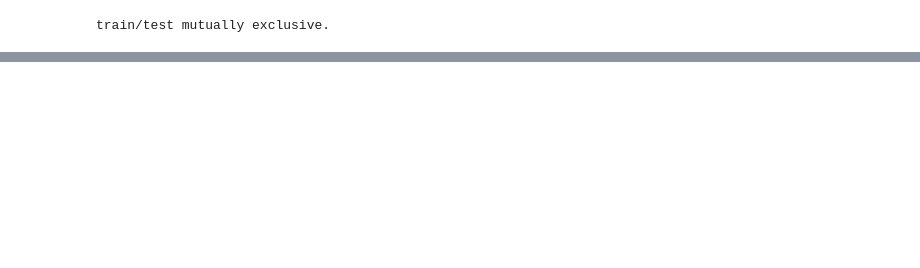
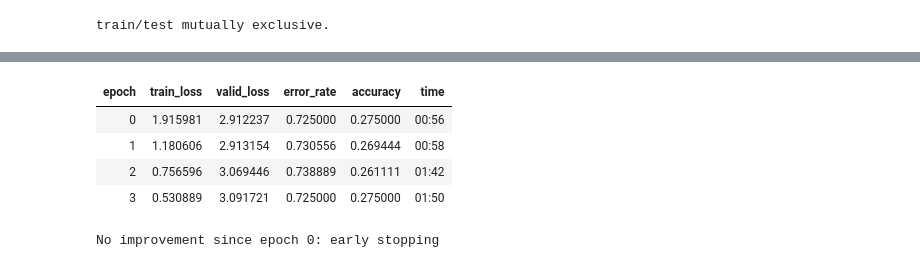
Before and after one commit to manrai/synthetic-derm, a Jupyter notebook: synderm/synderm/examples/figure_3_example.ipynb, the cells around one changed output, grey strips where cells are left out. Drawn from its saved outputs; the diff is of its cells as text; code cells hidden in the pictures; blank space fills up the shorter version.

```diff
--- a/synderm/synderm/examples/figure_3_example.ipynb
+++ b/synderm/synderm/examples/figure_3_example.ipynb
@@ -54,23 +65,21 @@ generation_type = "inpaint"
 # %%
-n_synthetic_per_real = 10
-
 # First, the dataset is duplicated n_synthetic_per_real times
-df = pd.concat([metadata_train]*n_synthetic_per_real, ignore_index=True)
+df_synthetic = pd.concat([metadata_train]*n_synthetic_per_real, ignore_index=True)
 
 # create a variable that represents the nth copy of the image
-df['n'] = df.groupby('md5hash').cumcount()
-df['location'] = generation_folder + df['label'].str.replace(' ', '-')  + '/' + generation_type +'/0' + df['n'].astype(str) + '/' + df['md5hash'] + '.png'
-df['synthetic'] = True
-df['Qc'] = ''
+df_synthetic['n'] = df_synthetic.groupby('md5hash').cumcount()
+df_synthetic['location'] = generation_folder + df_synthetic['label'].str.replace(' ', '-')  + '/' + generation_type +'/0' + df_synthetic['n'].astype(str) + '/' + df_synthetic['md5hash'] + '.png'
+df_synthetic['synthetic'] = True
+df_synthetic['Qc'] = ''
 
 # drop the 'n' column
-df = df.drop(columns=['n'])
+df_synthetic = df_synthetic.drop(columns=['n'])
 # %%
 train, val = synthetic_train_val_split(
-    real_data=metadata_train,
-    synthetic_data = df,
-    per_class_size=40,
-    n_real_per_class = 32,
+    real_data = metadata_train,
+    synthetic_data = df_synthetic,
+    per_class_test_size = per_class_test_size,
+    n_real_per_class = n_real_per_class,
     random_state = random_state,
     class_column = "label",
     mapping_real_to_synthetic = "md5hash"
@@ -98,7 +101,7 @@ dls = ImageDataLoaders.from_df(df,
                         valid_col='is_valid',
                         bs=batch_size,
                         item_tfms=Resize(224),
-                        batch_tfms=augmentation_dict[augmentation])
+                        batch_tfms=[])
 # %%
 # Set config parameters for wandb
 config = dict (
@@ -126,6 +138,17 @@ wandb.init(
+# %%
+learn = vision_learner(dls,
+                    arch=efficientnet_v2_m,
+                    metrics=[error_rate, accuracy])
 # %%
 # fit with wandb callback
-learn.fit(50, cbs=[WandbCallback(), EarlyStoppingCallback (monitor='valid_loss', min_delta=0.0, patience=3)])
+learn.fit(10, cbs=[WandbCallback(), EarlyStoppingCallback (monitor='valid_loss', min_delta=0.0, patience=3)])
+# %% [output]
+| epoch | train_loss | valid_loss | error_rate | accuracy | time |
+| 0 | 1.915981 | 2.912237 | 0.725000 | 0.275000 | 00:56 |
+| 1 | 1.180606 | 2.913154 | 0.730556 | 0.269444 | 00:58 |
+| 2 | 0.756596 | 3.069446 | 0.738889 | 0.261111 | 01:42 |
+| 3 | 0.530889 | 3.091721 | 0.725000 | 0.275000 | 01:50 |
+No improvement since epoch 0: early stopping
 # %%
 # predict on test data
 test_dl = dls.test_dl(test_data)
```
Also changed, not shown: parts of 18 cells of this notebook, 3 other files.
